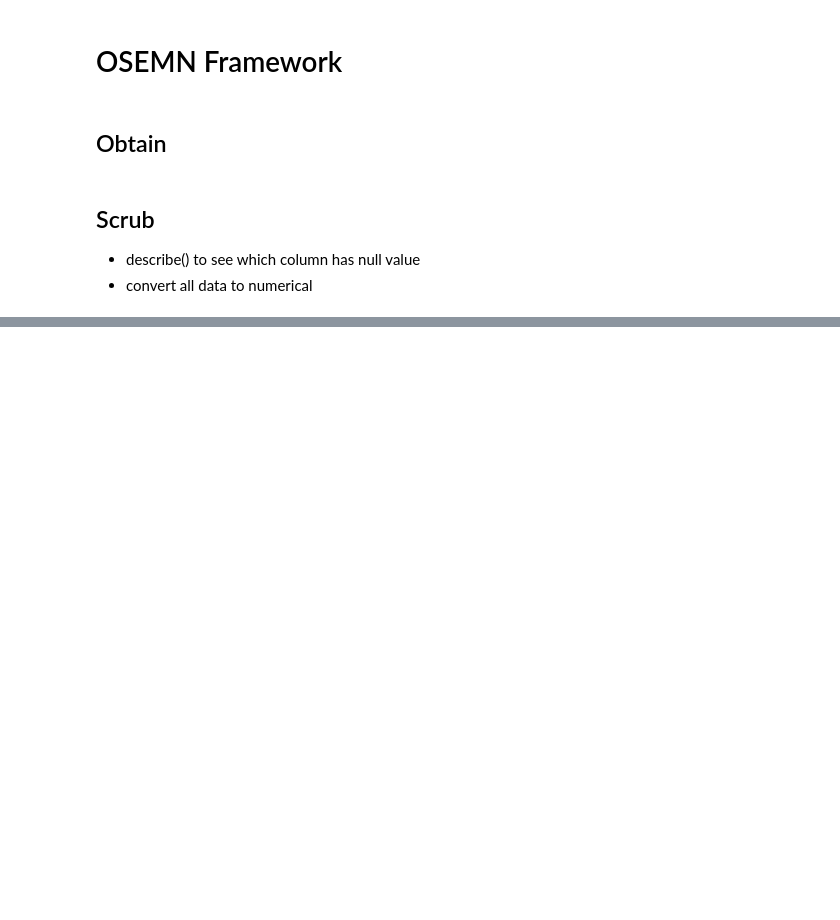
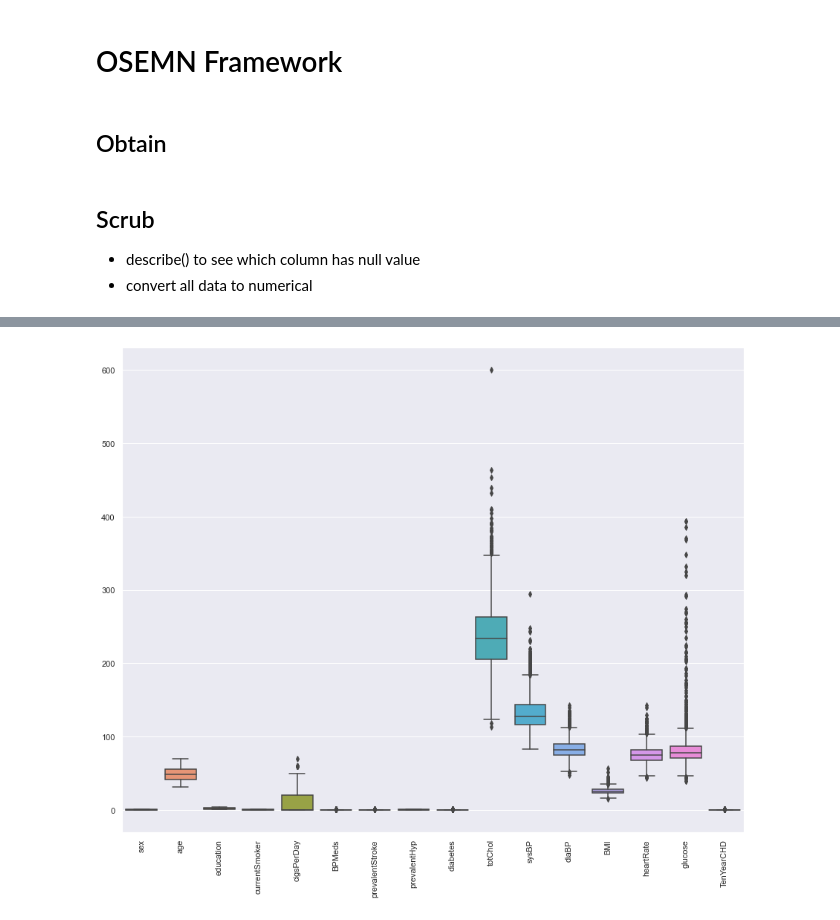
Before and after one commit to dwihdyn/ds-exploration, a Jupyter notebook: p1/d9-decision_trees.ipynb, the cells around one changed output, grey strips where cells are left out. Cells and saved outputs as stored; diff of their text form; code cells hidden in the pictures; blank space fills up the shorter version.

```diff
--- a/p1/d9-decision_trees.ipynb
+++ b/p1/d9-decision_trees.ipynb
@@ -24,0 +61,10 @@ df = pd.read_csv('https://raw.githubusercontent.com/theleadio/datascience_demo/m
+# %%
+# boxplot
+
+sns.set(rc={'figure.figsize' : (15,12)})
+bxp = sns.boxplot(data = df)
+bxp.set_xticklabels(bxp.get_xticklabels(), rotation = 90);
+
+# since theres several features that has lots of outliers, we might consider building another model with & without outlier
+# %% [output]
+[figure, added]
```
Also changed, not shown: parts of 30 cells of this notebook, 1 other file.
